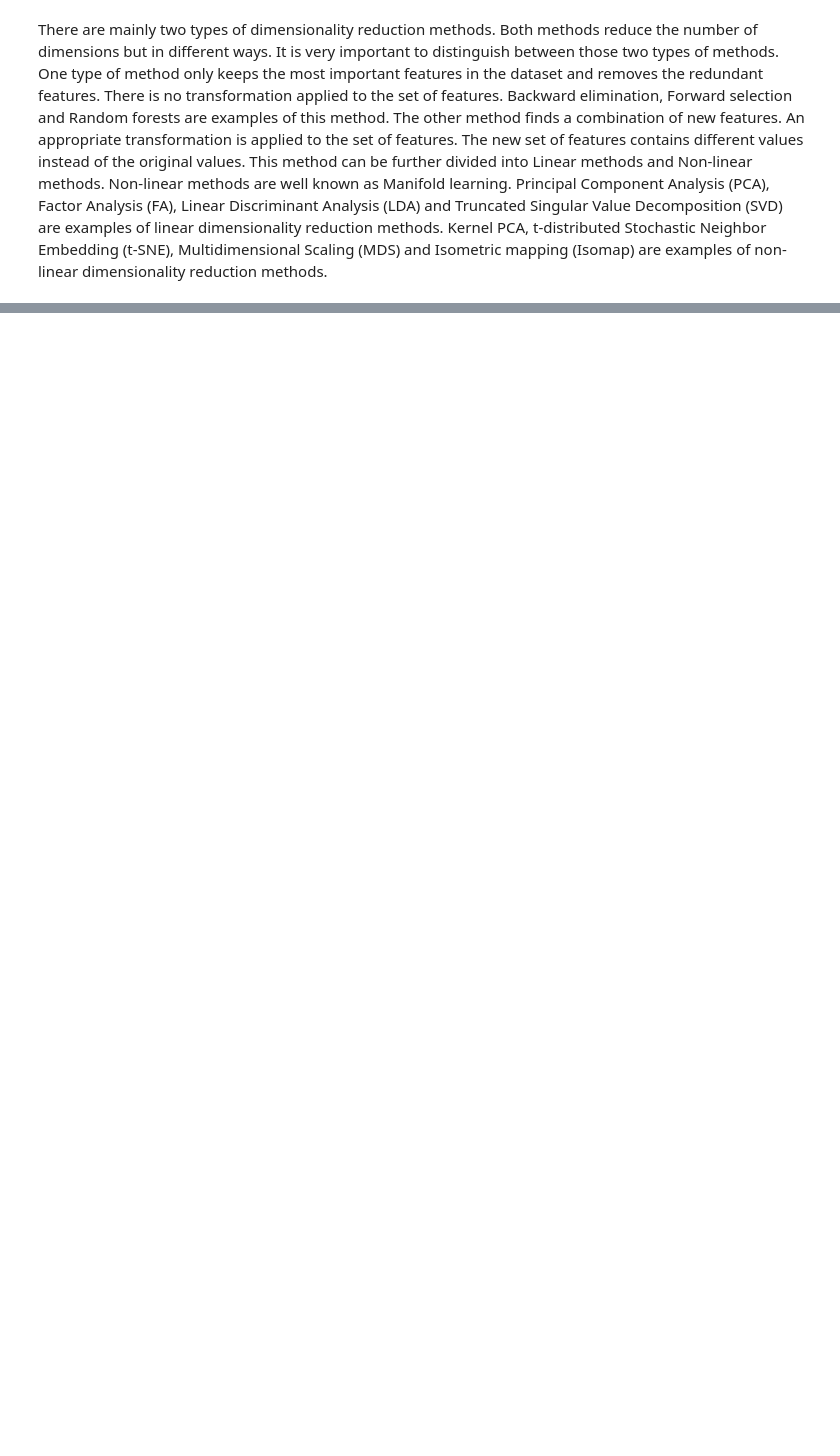
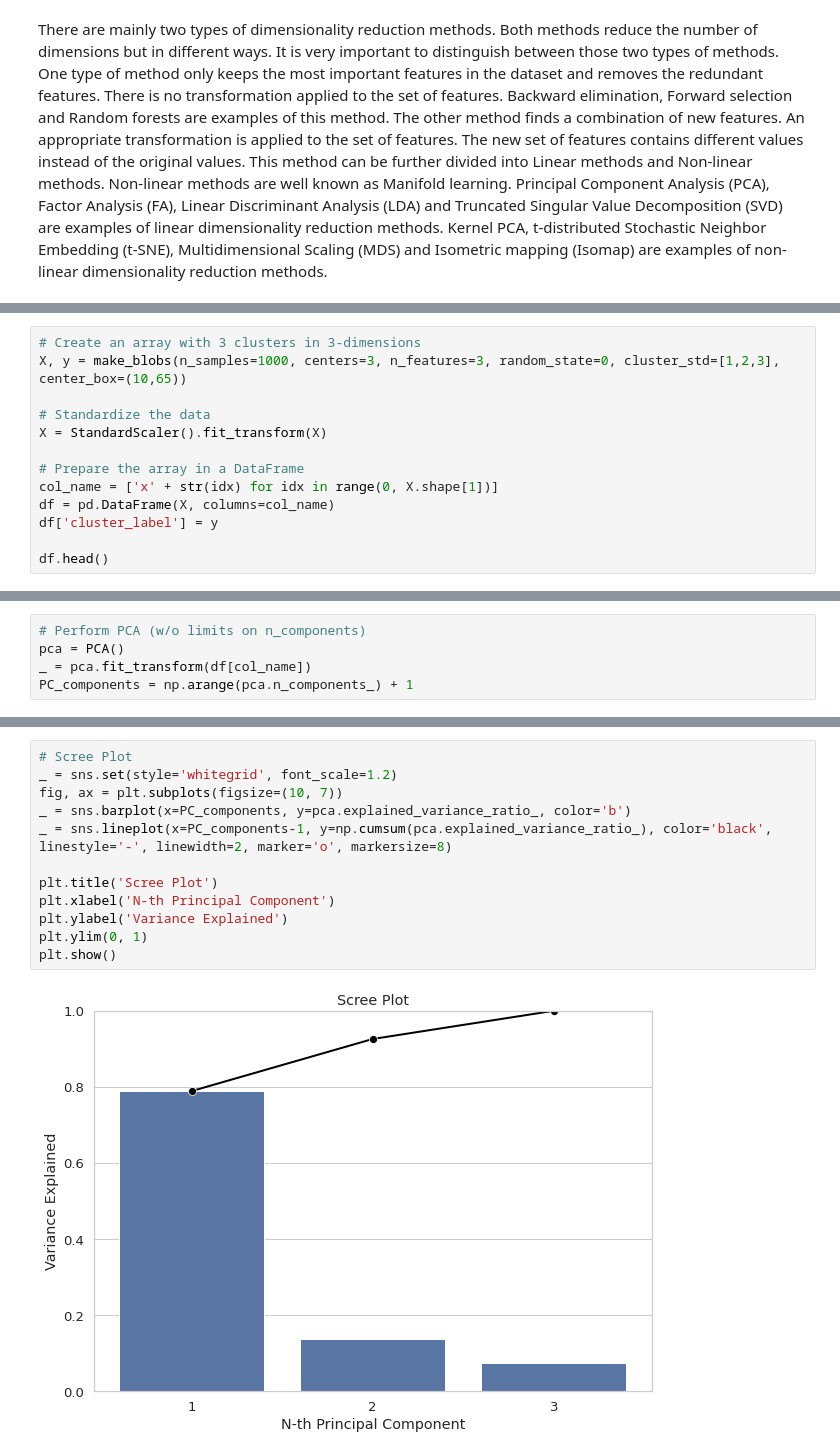
Before and after one commit to rajeshmore1/DataScience_Mentorship, a Jupyter notebook: ML_24_Unsupervised_Learning_algorithms_(PCA).ipynb, the cells around one changed output, grey strips where cells are left out. Saved outputs shown, nothing was run; the diff lists cells and outputs as text; blank space fills up the shorter version.

```diff
--- a/ML_24_Unsupervised_Learning_algorithms_(PCA).ipynb
+++ b/ML_24_Unsupervised_Learning_algorithms_(PCA).ipynb
@@ -115,0 +257,13 @@ PCA is one of my favorite machine learning algorithms. PCA is a linear dimension
+# %%
+# Create an array with 3 clusters in 3-dimensions
+X, y = make_blobs(n_samples=1000, centers=3, n_features=3, random_state=0, cluster_std=[1,2,3], center_box=(10,65))
+
+# Standardize the data
+X = StandardScaler().fit_transform(X)
+
+# Prepare the array in a DataFrame
+col_name = ['x' + str(idx) for idx in range(0, X.shape[1])]
+df = pd.DataFrame(X, columns=col_name)
+df['cluster_label'] = y
+
+df.head()
@@ -115,0 +310,5 @@ PCA is one of my favorite machine learning algorithms. PCA is a linear dimension
+# %%
+# Perform PCA (w/o limits on n_components)
+pca = PCA()
+_ = pca.fit_transform(df[col_name])
+PC_components = np.arange(pca.n_components_) + 1
@@ -115,0 +321,14 @@ PCA is one of my favorite machine learning algorithms. PCA is a linear dimension
+# %%
+# Scree Plot
+_ = sns.set(style='whitegrid', font_scale=1.2)
+fig, ax = plt.subplots(figsize=(10, 7))
+_ = sns.barplot(x=PC_components, y=pca.explained_variance_ratio_, color='b')
+_ = sns.lineplot(x=PC_components-1, y=np.cumsum(pca.explained_variance_ratio_), color='black', linestyle='-', linewidth=2, marker='o', markersize=8)
+
+plt.title('Scree Plot')
+plt.xlabel('N-th Principal Component')
+plt.ylabel('Variance Explained')
+plt.ylim(0, 1)
+plt.show()
+# %% [output]
+[figure, added]
```
Also changed, not shown: parts of 38 cells of this notebook.
